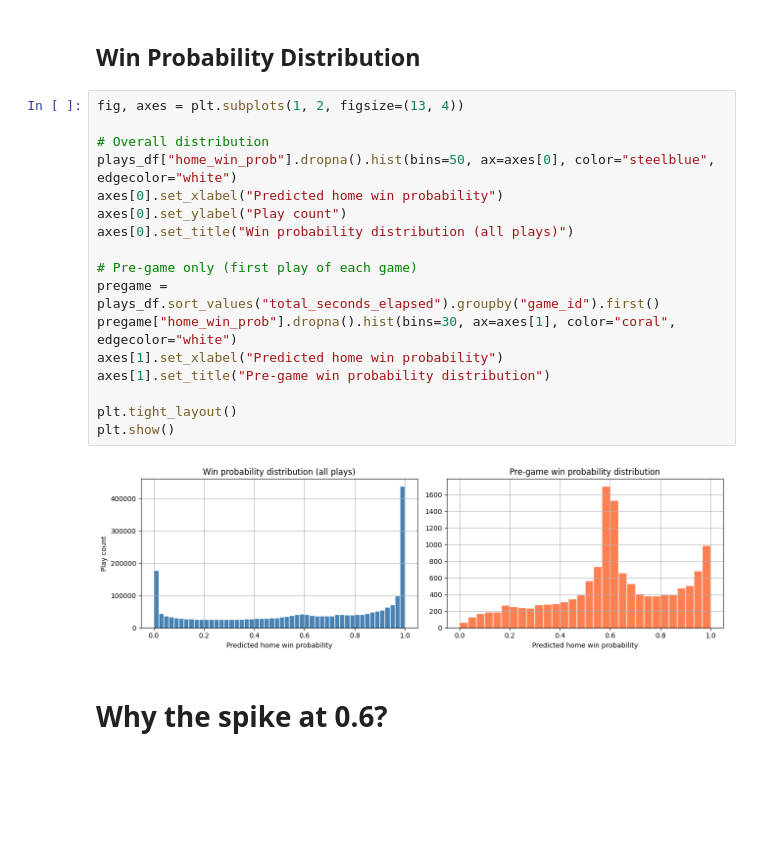
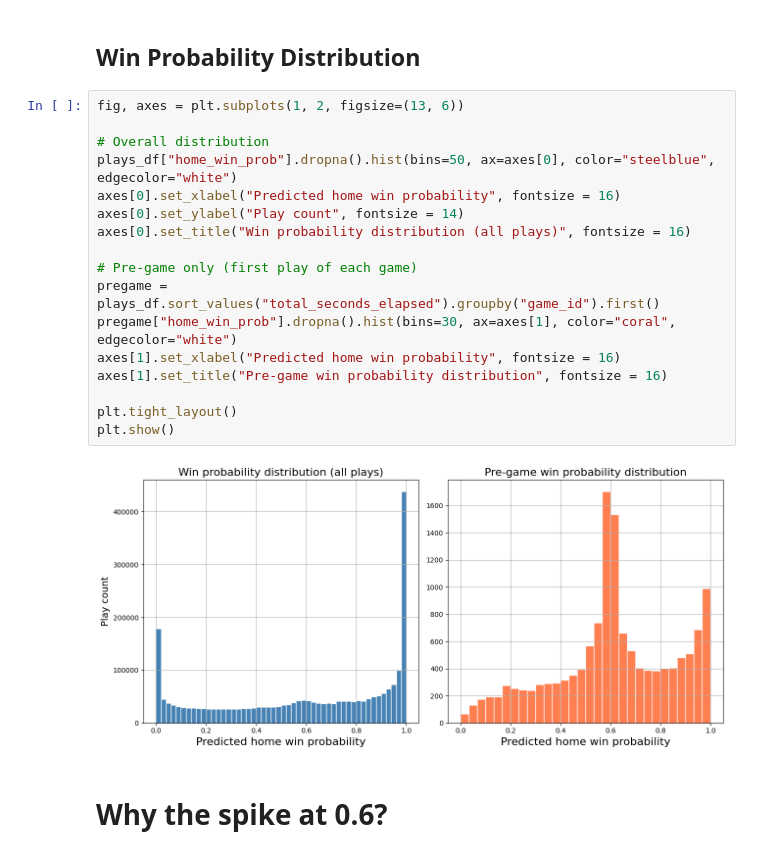
Before and after one commit to jrlewi/college_football_calibration_study, a Jupyter notebook: notebooks/02_eda.ipynb, the cells around one changed output. Drawn from its saved outputs; the diff is of its cells as text; blank space fills up the shorter version.

```diff
--- a/notebooks/02_eda.ipynb
+++ b/notebooks/02_eda.ipynb
@@ -101,24 +131,24 @@ plt.show()
 # %% [markdown]
 ## Win Probability Distribution
 # %%
-fig, axes = plt.subplots(1, 2, figsize=(13, 4))
+fig, axes = plt.subplots(1, 2, figsize=(13, 6))
 
 # Overall distribution
 plays_df["home_win_prob"].dropna().hist(bins=50, ax=axes[0], color="steelblue", edgecolor="white")
-axes[0].set_xlabel("Predicted home win probability")
-axes[0].set_ylabel("Play count")
-axes[0].set_title("Win probability distribution (all plays)")
+axes[0].set_xlabel("Predicted home win probability", fontsize = 16)
+axes[0].set_ylabel("Play count", fontsize = 14)
+axes[0].set_title("Win probability distribution (all plays)", fontsize = 16)
 
 # Pre-game only (first play of each game)
 pregame = plays_df.sort_values("total_seconds_elapsed").groupby("game_id").first()
 pregame["home_win_prob"].dropna().hist(bins=30, ax=axes[1], color="coral", edgecolor="white")
-axes[1].set_xlabel("Predicted home win probability")
-axes[1].set_title("Pre-game win probability distribution")
+axes[1].set_xlabel("Predicted home win probability", fontsize = 16)
+axes[1].set_title("Pre-game win probability distribution", fontsize = 16)
 
 plt.tight_layout()
 plt.show()
 # %% [output]
-[figure, old version]
+[figure, new version]
 # %% [markdown]
 # Why the spike at 0.6?
 # %% [markdown]
```
Also changed, not shown: parts of 1 cell of this notebook, 3 other files.
